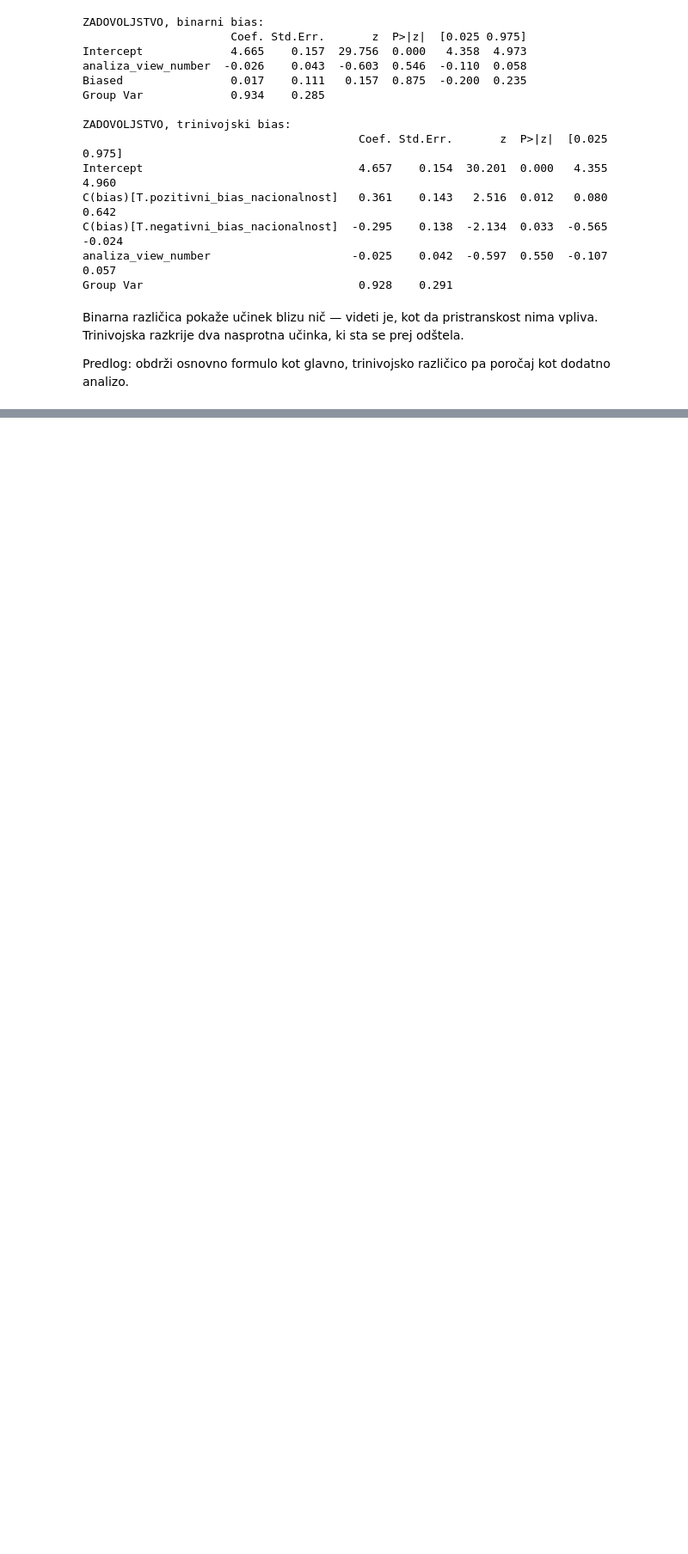
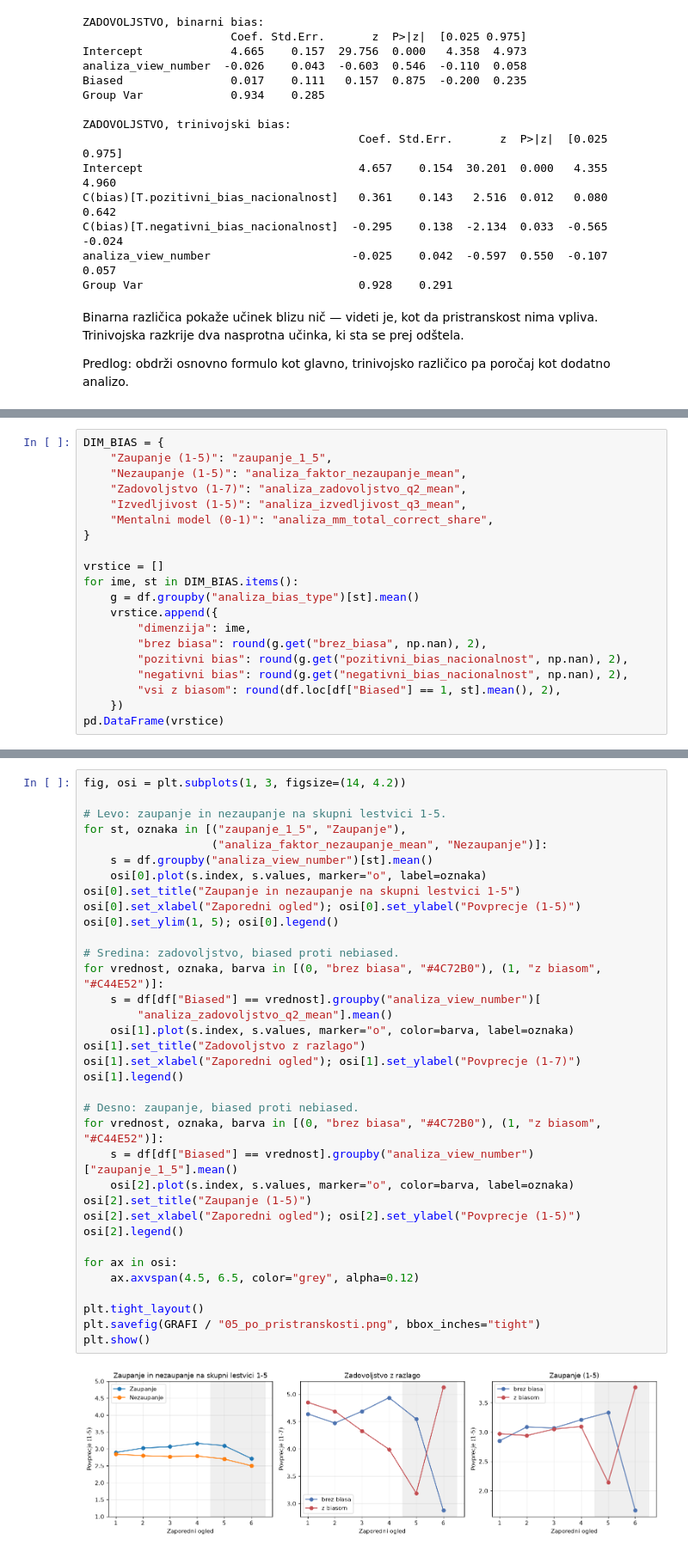
Before and after one commit to HarisBeg26/xai-analiza-podatkov, a Jupyter notebook: Analiza/analiza_mesani_modeli.ipynb, the cells around one changed output, grey strips where cells are left out. Shown at 86% size. Saved outputs shown, nothing was run; the diff lists cells and outputs as text; blank space fills up the shorter version.

```diff
--- a/Analiza/analiza_mesani_modeli.ipynb
+++ b/Analiza/analiza_mesani_modeli.ipynb
@@ -503,0 +545,20 @@ poročaj kot dodatno analizo.
+# %%
+DIM_BIAS = {
+    "Zaupanje (1-5)": "zaupanje_1_5",
+    "Nezaupanje (1-5)": "analiza_faktor_nezaupanje_mean",
+    "Zadovoljstvo (1-7)": "analiza_zadovoljstvo_q2_mean",
+    "Izvedljivost (1-5)": "analiza_izvedljivost_q3_mean",
+    "Mentalni model (0-1)": "analiza_mm_total_correct_share",
+}
+
+vrstice = []
+for ime, st in DIM_BIAS.items():
+    g = df.groupby("analiza_bias_type")[st].mean()
+    vrstice.append({
+        "dimenzija": ime,
+        "brez biasa": round(g.get("brez_biasa", np.nan), 2),
+        "pozitivni bias": round(g.get("pozitivni_bias_nacionalnost", np.nan), 2),
+        "negativni bias": round(g.get("negativni_bias_nacionalnost", np.nan), 2),
+        "vsi z biasom": round(df.loc[df["Biased"] == 1, st].mean(), 2),
+    })
+pd.DataFrame(vrstice)
@@ -504 +665,38 @@ poročaj kot dodatno analizo.
+# %%
+fig, osi = plt.subplots(1, 3, figsize=(14, 4.2))
+
+# Levo: zaupanje in nezaupanje na skupni lestvici 1-5.
+for st, oznaka in [("zaupanje_1_5", "Zaupanje"),
+                   ("analiza_faktor_nezaupanje_mean", "Nezaupanje")]:
+    s = df.groupby("analiza_view_number")[st].mean()
+    osi[0].plot(s.index, s.values, marker="o", label=oznaka)
+osi[0].set_title("Zaupanje in nezaupanje na skupni lestvici 1-5")
+osi[0].set_xlabel("Zaporedni ogled"); osi[0].set_ylabel("Povprecje (1-5)")
+osi[0].set_ylim(1, 5); osi[0].legend()
+
+# Sredina: zadovoljstvo, biased proti nebiased.
+for vrednost, oznaka, barva in [(0, "brez biasa", "#4C72B0"), (1, "z biasom", "#C44E52")]:
+    s = df[df["Biased"] == vrednost].groupby("analiza_view_number")[
+        "analiza_zadovoljstvo_q2_mean"].mean()
+    osi[1].plot(s.index, s.values, marker="o", color=barva, label=oznaka)
+osi[1].set_title("Zadovoljstvo z razlago")
+osi[1].set_xlabel("Zaporedni ogled"); osi[1].set_ylabel("Povprecje (1-7)")
+osi[1].legend()
+
+# Desno: zaupanje, biased proti nebiased.
+for vrednost, oznaka, barva in [(0, "brez biasa", "#4C72B0"), (1, "z biasom", "#C44E52")]:
+    s = df[df["Biased"] == vrednost].groupby("analiza_view_number")["zaupanje_1_5"].mean()
+    osi[2].plot(s.index, s.values, marker="o", color=barva, label=oznaka)
+osi[2].set_title("Zaupanje (1-5)")
+osi[2].set_xlabel("Zaporedni ogled"); osi[2].set_ylabel("Povprecje (1-5)")
+osi[2].legend()
+
+for ax in osi:
+    ax.axvspan(4.5, 6.5, color="grey", alpha=0.12)
+
+plt.tight_layout()
+plt.savefig(GRAFI / "05_po_pristranskosti.png", bbox_inches="tight")
+plt.show()
+# %% [output]
+[figure, added]
 # %% [markdown]
```
Also changed, not shown: parts of 10 cells of this notebook, 2 other files.
